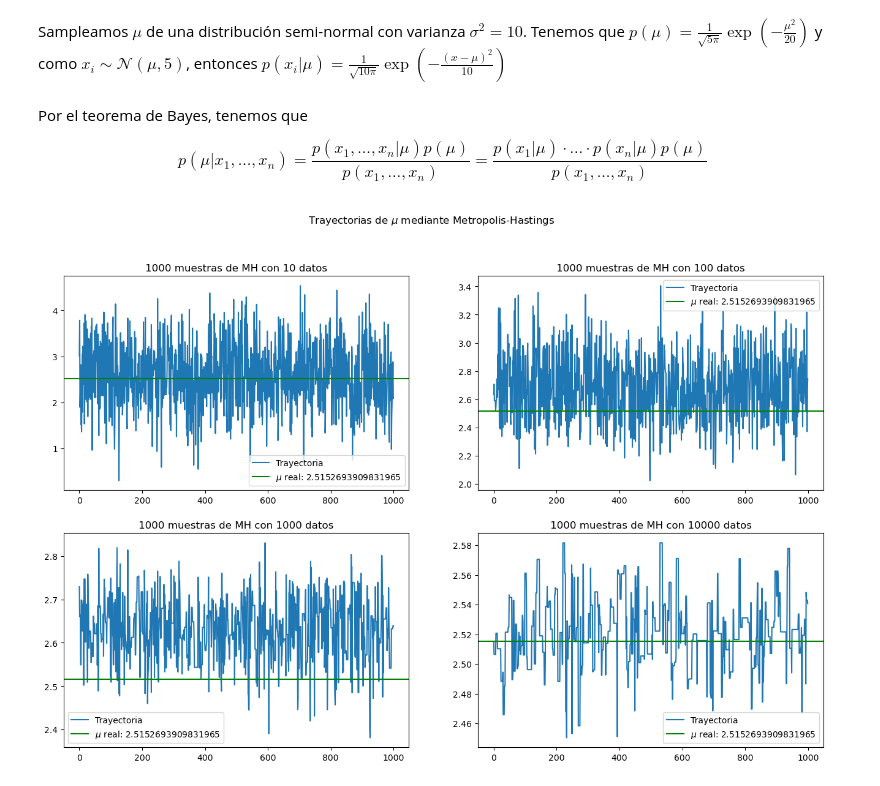
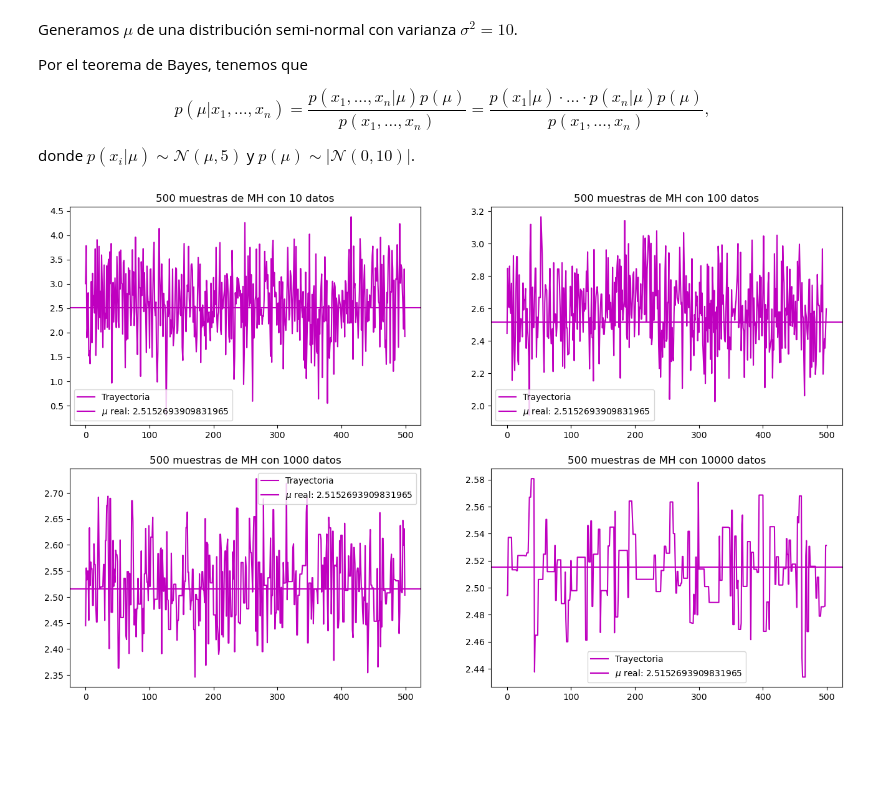
Before and after one commit to DanielMinaya1/MDS7203, a Jupyter notebook: Tarea_1/Tarea_1.ipynb, the cells around one changed output. Cells and saved outputs as stored; diff of their text form; code cells hidden in the pictures; blank space fills up the shorter version.

```diff
--- a/Tarea_1/Tarea_1.ipynb
+++ b/Tarea_1/Tarea_1.ipynb
@@ -11,17 +13,16 @@ SAVE = True
-# %% [markdown]
-Sampleamos $\mu$ de una distribución semi-normal con varianza $\sigma^2=10$. Tenemos que $p(\mu)=\frac{1}{\sqrt{5\pi}}\exp\left(-\frac{\mu^2}{20}\right)$ y como $x_i\sim\mathcal N(\mu,5)$, entonces $p(x_i|\mu)=\frac{1}{\sqrt{10\pi}}\exp\left(-\frac{(x-\mu)^2}{10}\right)$
 # %% [markdown]
+Generamos $\mu$ de una distribución semi-normal con varianza $\sigma^2=10$.
+
 Por el teorema de Bayes, tenemos que
 
-$$p(\mu|x_1,\ldots,x_n)=\frac{p(x_1,\ldots,x_n|\mu)p(\mu)}{p(x_1,\ldots,x_n)}=\frac{p(x_1|\mu)\cdot\ldots\cdot p(x_n|\mu)p(\mu)}{p(x_1,\ldots,x_n)}$$
+$$p(\mu|x_1,\ldots,x_n)=\frac{p(x_1,\ldots,x_n|\mu)p(\mu)}{p(x_1,\ldots,x_n)}=\frac{p(x_1|\mu)\cdot\ldots\cdot p(x_n|\mu)p(\mu)}{p(x_1,\ldots,x_n)},$$
+
+donde $p(x_i|\mu)\sim\mathcal N(\mu,5)$ y $p(\mu)\sim|\mathcal N(0,10)|$.
 # %%
 def normal_pdf(x, mean, var):
     return np.exp( -(x - mean)**2 / (2*var)) / np.sqrt(2*np.pi*var)
 
-prior = lambda u: 2*normal_pdf(u, mean=0, var=10) if u>0 else 0
-p = lambda x, u: normal_pdf(x, mean=u, var=5)
-
-def Metropolis_Hastings(mu_0, n_samples, burn_in=BURN_IN, thinning=THINNING):
+def Metropolis_Hastings(mu_0, n_samples, p, prior, burn_in=BURN_IN, thinning=THINNING):
     # Inicializamos
     mu_t = mu_0
     samples = []
@@ -44,31 +45,35 @@ def Metropolis_Hastings(mu_0, n_samples, burn_in=BURN_IN, thinning=THINNING):
             mu_t = mu_candidate
 
         samples.append(mu_t)
-    return samples, samples[burn_in::thinning]
+    return np.array(samples), np.array(samples[burn_in::thinning])
 # %%
 np.random.seed(SEED)
+
+prior = lambda u: 2*normal_pdf(u, mean=0, var=10) if u>0 else 0
+p = lambda x, u: normal_pdf(x, mean=u, var=5)
 
 # Simulamos mu según una semi-normal
 mu = np.abs(np.random.normal(loc=0, scale=np.sqrt(10)))
 n = [10, 100, 1000, 10000]
-m = 1000
+m = 500
+
+mu_0 = 10
 
 fig, axes = plt.subplots(nrows=2, ncols=2, figsize=(16,10))
-plt.suptitle(f'Trayectorias de $\mu$ mediante Metropolis-Hastings')
 
 for i, ax in enumerate(axes.flatten()):
     # Generamos datos
     x = np.random.normal(loc=mu, scale=np.sqrt(5), size=n[i])
-    _, samples = Metropolis_Hastings(10, m)
+    _, samples = Metropolis_Hastings(mu_0, m, p, prior)
 
     ax.set_title(f"{m} muestras de MH con {n[i]} datos")
-    ax.plot(samples, label='Trayectoria')
-    ax.axhline(mu, color='g', label=fr'$\mu$ real: {mu}')
+    ax.plot(samples, color='m', label='Trayectoria')
+    ax.axhline(mu, color='m', label=fr'$\mu$ real: {mu}')
     ax.legend()
 
 if SAVE:
-    plt.savefig("")
+    plt.savefig(f'{FILEPATH}\\Imágenes\\trajectories_1d.pdf', bbox_inches='tight')
 
 plt.show()
 # %% [output]
-[figure, old version]
+[figure, new version]
```
Also changed, not shown: parts of 4 cells of this notebook.
